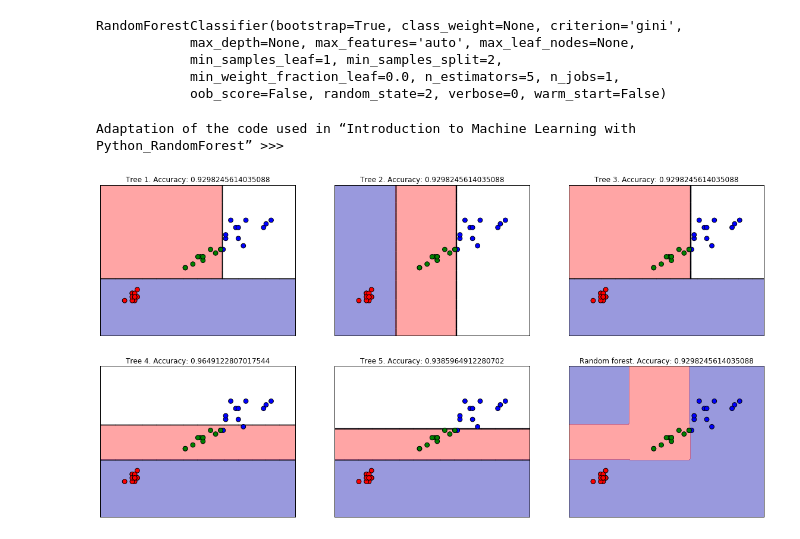
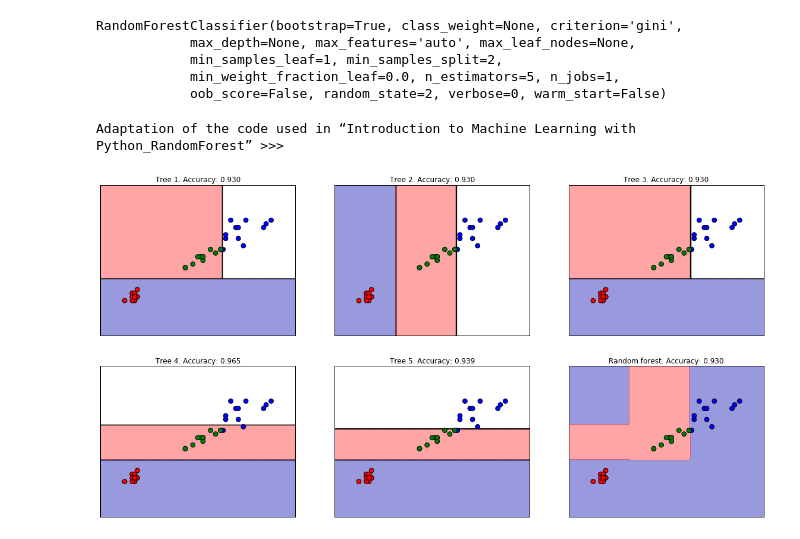
Before and after one commit to ledeprogram/algorithms, a Jupyter notebook: class9/homework/ronga_paul_9_2.ipynb, the cells around one changed output. Saved outputs shown, nothing was run; the diff lists cells and outputs as text; code cells hidden in the pictures.

Commit message:
Add format for accuracy: {:.3f}

```diff
--- a/class9/homework/ronga_paul_9_2.ipynb
+++ b/class9/homework/ronga_paul_9_2.ipynb
@@ -117,17 +117,17 @@ def plot_2d_separator(classifier, X, fill=False, ax=None, eps=None, alpha=1,
 # %%
 fig, axes = plt.subplots(2, 3, figsize=(20, 10))
 for i, (ax, tree) in enumerate(zip(axes.ravel(), forest.estimators_)):
     this_tree_accuracy = tree.score(X_test, y_test)
-    ax.set_title("Tree {}. Accuracy: {}".format(i+1, this_tree_accuracy))
+    ax.set_title("Tree {}. Accuracy: {:.3f}".format(i+1, this_tree_accuracy))
     plot_tree_partition(X_train, y_train, tree, ax=ax)
     ax.scatter(X_train[:, 0], X_train[:, 1], c=np.array(['r', 'g', 'b'])[y_train], s=60)
 
 plot_2d_separator(forest, X_train, fill=True, ax=axes[-1, -1], alpha=.4)
 forest_accuracy = forest.score(X_test, y_test)
-axes[-1, -1].set_title("Random forest. Accuracy: {}".format(forest_accuracy))
+axes[-1, -1].set_title("Random forest. Accuracy: {:.3f}".format(forest_accuracy))
 plt.scatter(X_train[:, 0], X_train[:, 1], c=np.array(['r', 'g', 'b'])[y_train], s=60)
 
 print('Adaptation of the code used in “Introduction to Machine Learning with Python_RandomForest” >>>')
 # %% [output]
 Adaptation of the code used in “Introduction to Machine Learning with Python_RandomForest” >>>
-[figure, old version]
+[figure, new version]
```
